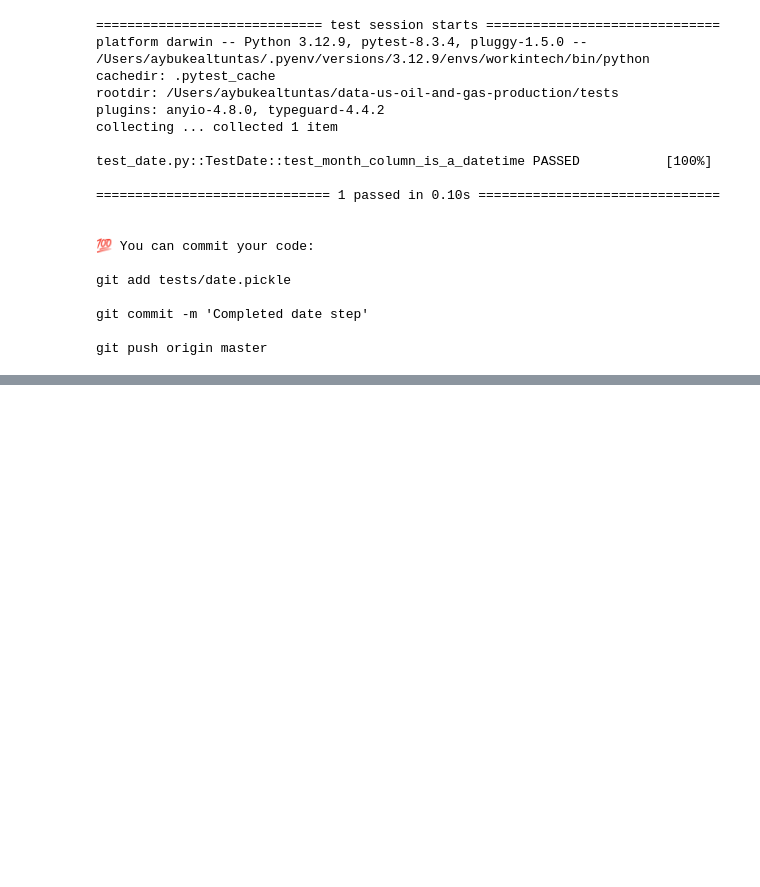
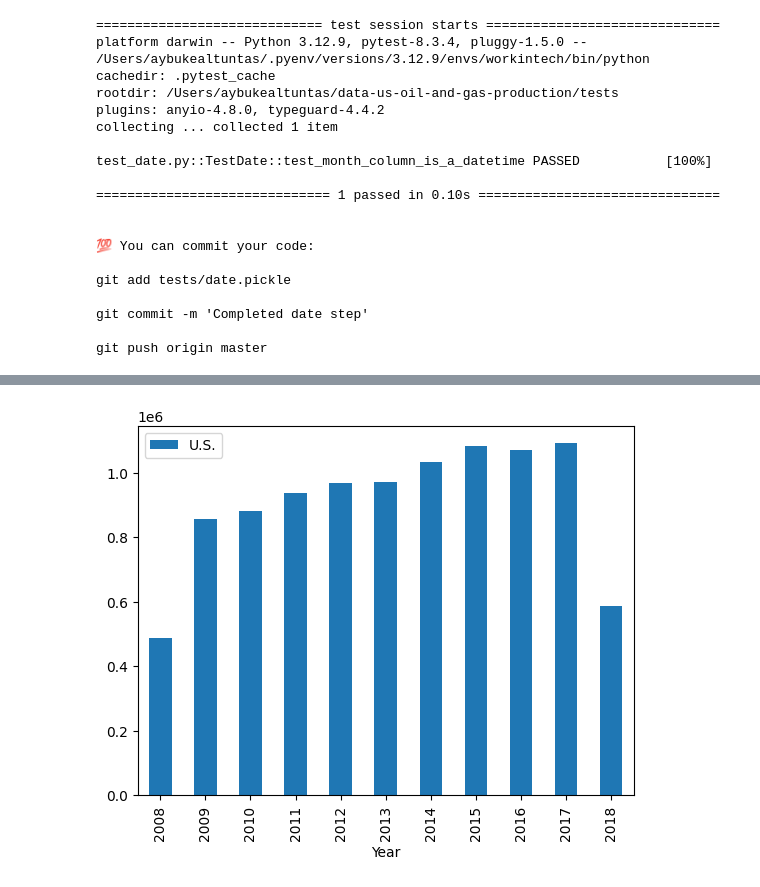
Before and after one commit to AybukeAltuntas/data-us-oil-and-gas-production, a Jupyter notebook: oil_and_gas.ipynb, the cells around one changed output, grey strips where cells are left out. Drawn from its saved outputs; the diff is of its cells as text; code cells hidden in the pictures; blank space fills up the shorter version.

Commit message:
Aggregate yearly U.S. oil and gas production, filter total columns, rename to 'Crude Oil' and 'Gas', and merge into merged_df

```diff
--- a/oil_and_gas.ipynb
+++ b/oil_and_gas.ipynb
@@ -83,0 +106,2 @@ git push origin master
+# %%
+yearly_gas_df = gas_df.groupby(gas_df["Month"].dt.year).sum(numeric_only=True)
@@ -83,0 +143,5 @@ git push origin master
+# %%
+plot = yearly_gas_df.filter(items=['U.S.']).plot(kind="bar")
+plot.set_xlabel("Year");
+# %% [output]
+[figure, added]
```
Also changed, not shown: parts of 38 cells of this notebook.
